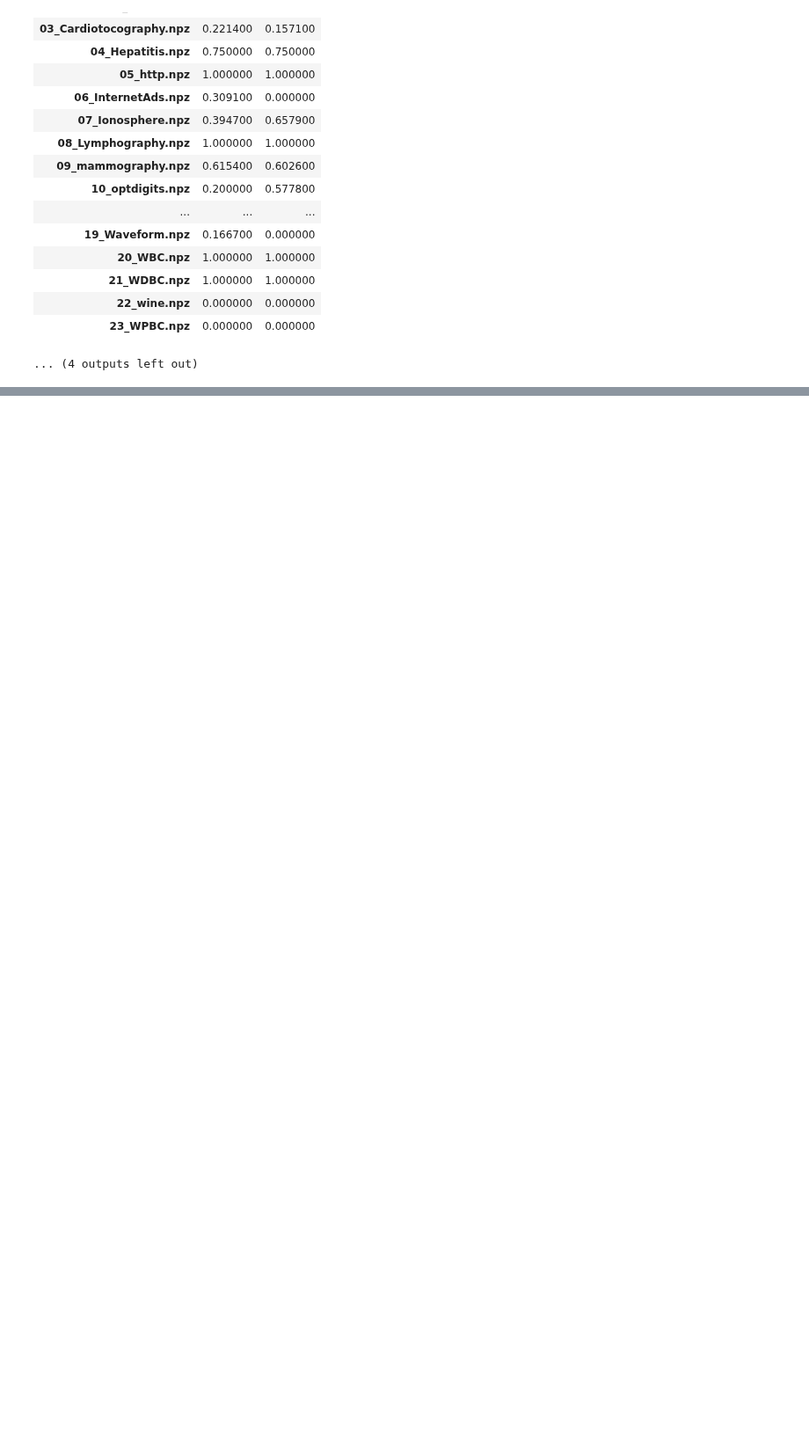
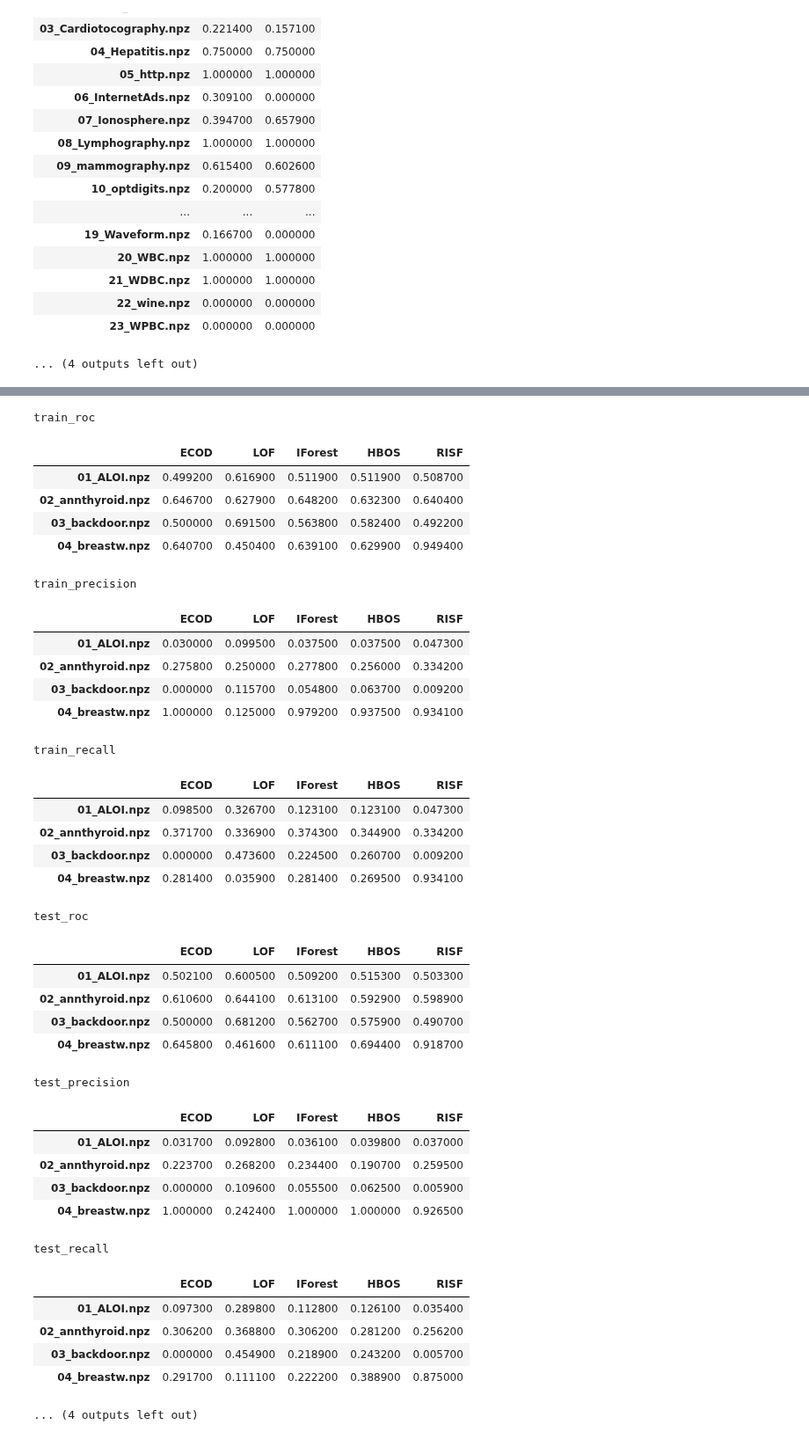
Before and after one commit to SebChw/RSIF, a Jupyter notebook: notebooks/visualitations.ipynb, the cells around one changed output, grey strips where cells are left out. Shown at 88% size. Drawn from its saved outputs; the diff is of its cells as text; code cells hidden in the pictures; blank space fills up the shorter version.

```diff
--- a/notebooks/visualitations.ipynb
+++ b/notebooks/visualitations.ipynb
@@ -302,0 +339,42 @@ test_recall
+# %%
+for label, data in partial_results_new.items():
+    # dfi.export(data, f'../results/figures/{label}.png')
+    display(data)
+# %% [output]
+train_roc
+|  | ECOD | LOF | IForest | HBOS | RISF |
+| 01_ALOI.npz | 0.499200 | 0.616900 | 0.511900 | 0.511900 | 0.508700 |
+| 02_annthyroid.npz | 0.646700 | 0.627900 | 0.648200 | 0.632300 | 0.640400 |
+| 03_backdoor.npz | 0.500000 | 0.691500 | 0.563800 | 0.582400 | 0.492200 |
+| 04_breastw.npz | 0.640700 | 0.450400 | 0.639100 | 0.629900 | 0.949400 |
+train_precision
+|  | ECOD | LOF | IForest | HBOS | RISF |
+| 01_ALOI.npz | 0.030000 | 0.099500 | 0.037500 | 0.037500 | 0.047300 |
+| 02_annthyroid.npz | 0.275800 | 0.250000 | 0.277800 | 0.256000 | 0.334200 |
+| 03_backdoor.npz | 0.000000 | 0.115700 | 0.054800 | 0.063700 | 0.009200 |
+| 04_breastw.npz | 1.000000 | 0.125000 | 0.979200 | 0.937500 | 0.934100 |
+train_recall
+|  | ECOD | LOF | IForest | HBOS | RISF |
+| 01_ALOI.npz | 0.098500 | 0.326700 | 0.123100 | 0.123100 | 0.047300 |
+| 02_annthyroid.npz | 0.371700 | 0.336900 | 0.374300 | 0.344900 | 0.334200 |
+| 03_backdoor.npz | 0.000000 | 0.473600 | 0.224500 | 0.260700 | 0.009200 |
+| 04_breastw.npz | 0.281400 | 0.035900 | 0.281400 | 0.269500 | 0.934100 |
+test_roc
+|  | ECOD | LOF | IForest | HBOS | RISF |
+| 01_ALOI.npz | 0.502100 | 0.600500 | 0.509200 | 0.515300 | 0.503300 |
+| 02_annthyroid.npz | 0.610600 | 0.644100 | 0.613100 | 0.592900 | 0.598900 |
+| 03_backdoor.npz | 0.500000 | 0.681200 | 0.562700 | 0.575900 | 0.490700 |
+| 04_breastw.npz | 0.645800 | 0.461600 | 0.611100 | 0.694400 | 0.918700 |
+test_precision
+|  | ECOD | LOF | IForest | HBOS | RISF |
+| 01_ALOI.npz | 0.031700 | 0.092800 | 0.036100 | 0.039800 | 0.037000 |
+| 02_annthyroid.npz | 0.223700 | 0.268200 | 0.234400 | 0.190700 | 0.259500 |
+| 03_backdoor.npz | 0.000000 | 0.109600 | 0.055500 | 0.062500 | 0.005900 |
+| 04_breastw.npz | 1.000000 | 0.242400 | 1.000000 | 1.000000 | 0.926500 |
+test_recall
+|  | ECOD | LOF | IForest | HBOS | RISF |
+| 01_ALOI.npz | 0.097300 | 0.289800 | 0.112800 | 0.126100 | 0.035400 |
+| 02_annthyroid.npz | 0.306200 | 0.368800 | 0.306200 | 0.281200 | 0.256200 |
+| 03_backdoor.npz | 0.000000 | 0.454900 | 0.218900 | 0.243200 | 0.005700 |
+| 04_breastw.npz | 0.291700 | 0.111100 | 0.222200 | 0.388900 | 0.875000 |
+... (4 outputs left out)
```
Also changed, not shown: parts of 5 cells of this notebook, 3 other files.
